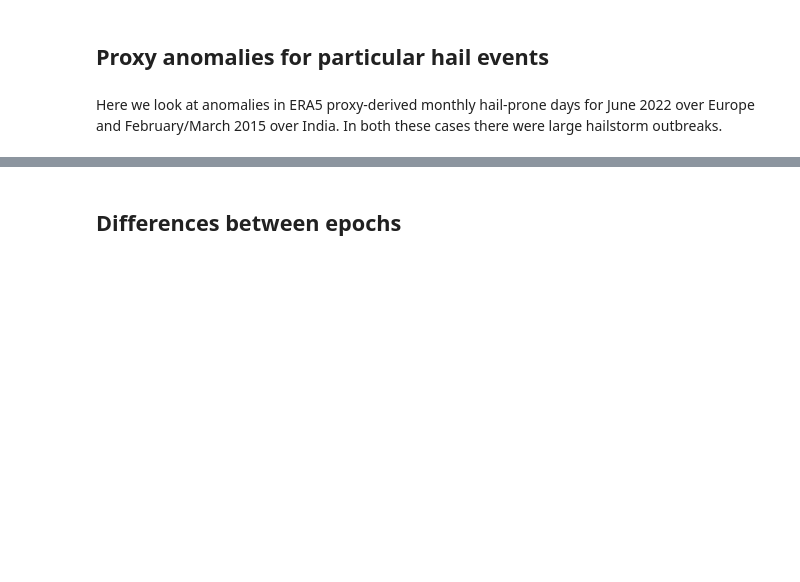
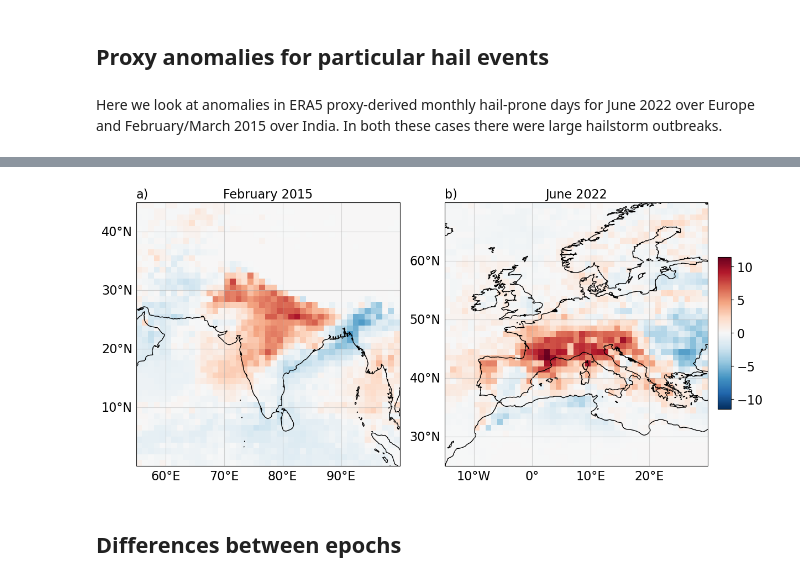
Before and after one commit to traupach/future_hail_global, a Jupyter notebook: analysis/future_hail.ipynb, the cells around one changed output, grey strips where cells are left out. Cells and saved outputs as stored; diff of their text form; code cells hidden in the pictures; blank space fills up the shorter version.

```diff
--- a/analysis/future_hail.ipynb
+++ b/analysis/future_hail.ipynb
@@ -233,9 +244,11 @@ fh.plot_era5_anomalies(anoms=anoms, year=2015, lats=slice(0,40), lons=slice(55,1
 # %%
-_ = fh.plot_map([anoms.sel(year=2015, month=3, lat=slice(0,45), lon=slice(55,100)).monthly_hail_proxy,
-                 anoms.sel(year=2022, month=6, lat=slice(25,70), lon=slice(-15,30)).monthly_hail_proxy],
+_ = fh.plot_map([anoms.sel(year=2015, month=3, lat=slice(0,45), lon=slice(55,100)).monthly_hail_days,
+                 anoms.sel(year=2022, month=6, lat=slice(25,70), lon=slice(-15,30)).monthly_hail_days],
                 title=['February 2015', 'June 2022'], ncols=2, cmap='RdBu_r', divergent=True, share_scale=True,
                 wspace=0.17, figsize=(12,5), letter_labels=True, nan_colour='white',
                 file='results/case_anomalies.pdf')
+# %% [output]
+[figure, added]
 # %% [markdown]
 ## Differences between epochs
 # %% [markdown]
```
Also changed, not shown: parts of 7 cells of this notebook, 30 other files.
